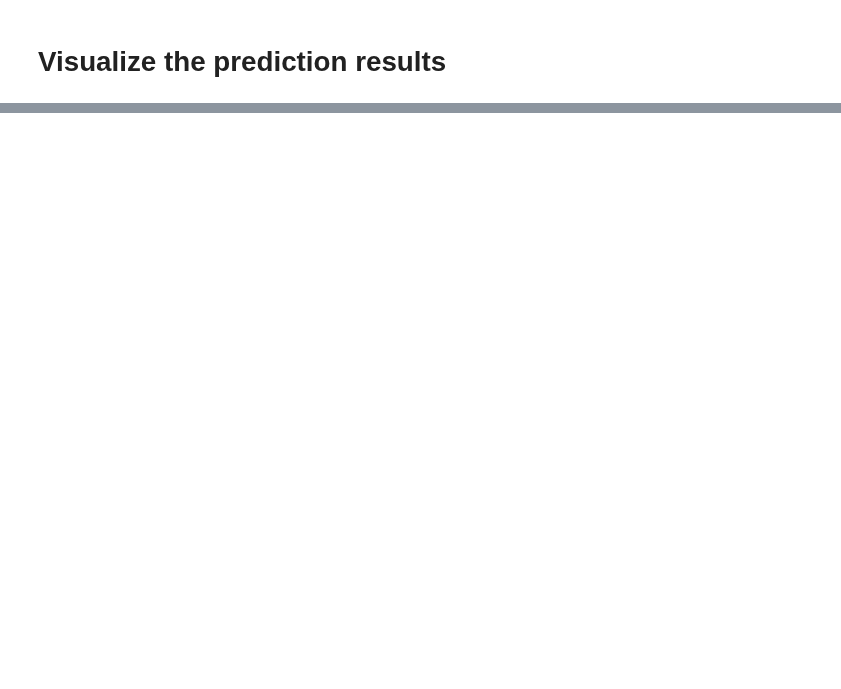
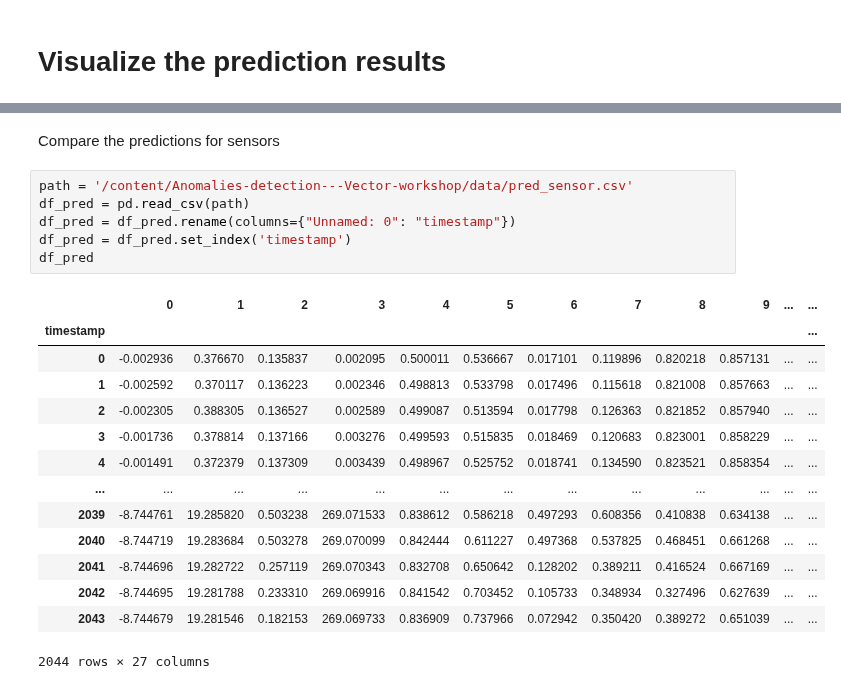
Before and after one commit to namvux1404/Anomalies-detection---Vector-workshop, a Jupyter notebook: testrun.ipynb, the cells around one changed output, grey strips where cells are left out. Saved outputs shown, nothing was run; the diff lists cells and outputs as text; blank space fills up the shorter version.

```diff
--- a/testrun.ipynb
+++ b/testrun.ipynb
@@ -197,3 +203,26 @@ fig.update_layout(title_text="Ground true label and predicted label")
 fig.show()
 # %% [output]
 [interactive output not drawn]
+# %% [markdown]
+Compare the predictions for sensors
+# %%
+path = '/content/Anomalies-detection---Vector-workshop/data/pred_sensor.csv'
+df_pred = pd.read_csv(path)
+df_pred = df_pred.rename(columns={"Unnamed: 0": "timestamp"})
+df_pred = df_pred.set_index('timestamp')
+df_pred
+# %% [output]
+|  | 0 | 1 | 2 | 3 | 4 | 5 | 6 | 7 | 8 | 9 | ... | ... |
+| timestamp |  |  |  |  |  |  |  |  |  |  |  | ... |
+| 0 | -0.002936 | 0.376670 | 0.135837 | 0.002095 | 0.500011 | 0.536667 | 0.017101 | 0.119896 | 0.820218 | 0.857131 | ... | ... |
+| 1 | -0.002592 | 0.370117 | 0.136223 | 0.002346 | 0.498813 | 0.533798 | 0.017496 | 0.115618 | 0.821008 | 0.857663 | ... | ... |
+| 2 | -0.002305 | 0.388305 | 0.136527 | 0.002589 | 0.499087 | 0.513594 | 0.017798 | 0.126363 | 0.821852 | 0.857940 | ... | ... |
+| 3 | -0.001736 | 0.378814 | 0.137166 | 0.003276 | 0.499593 | 0.515835 | 0.018469 | 0.120683 | 0.823001 | 0.858229 | ... | ... |
+| 4 | -0.001491 | 0.372379 | 0.137309 | 0.003439 | 0.498967 | 0.525752 | 0.018741 | 0.134590 | 0.823521 | 0.858354 | ... | ... |
+| ... | ... | ... | ... | ... | ... | ... | ... | ... | ... | ... | ... | ... |
+| 2039 | -8.744761 | 19.285820 | 0.503238 | 269.071533 | 0.838612 | 0.586218 | 0.497293 | 0.608356 | 0.410838 | 0.634138 | ... | ... |
+| 2040 | -8.744719 | 19.283684 | 0.503278 | 269.070099 | 0.842444 | 0.611227 | 0.497368 | 0.537825 | 0.468451 | 0.661268 | ... | ... |
+| 2041 | -8.744696 | 19.282722 | 0.257119 | 269.070343 | 0.832708 | 0.650642 | 0.128202 | 0.389211 | 0.416524 | 0.667169 | ... | ... |
+| 2042 | -8.744695 | 19.281788 | 0.233310 | 269.069916 | 0.841542 | 0.703452 | 0.105733 | 0.348934 | 0.327496 | 0.627639 | ... | ... |
+| 2043 | -8.744679 | 19.281546 | 0.182153 | 269.069733 | 0.836909 | 0.737966 | 0.072942 | 0.350420 | 0.389272 | 0.651039 | ... | ... |
+2044 rows × 27 columns
```
Also changed, not shown: parts of 9 cells of this notebook.
